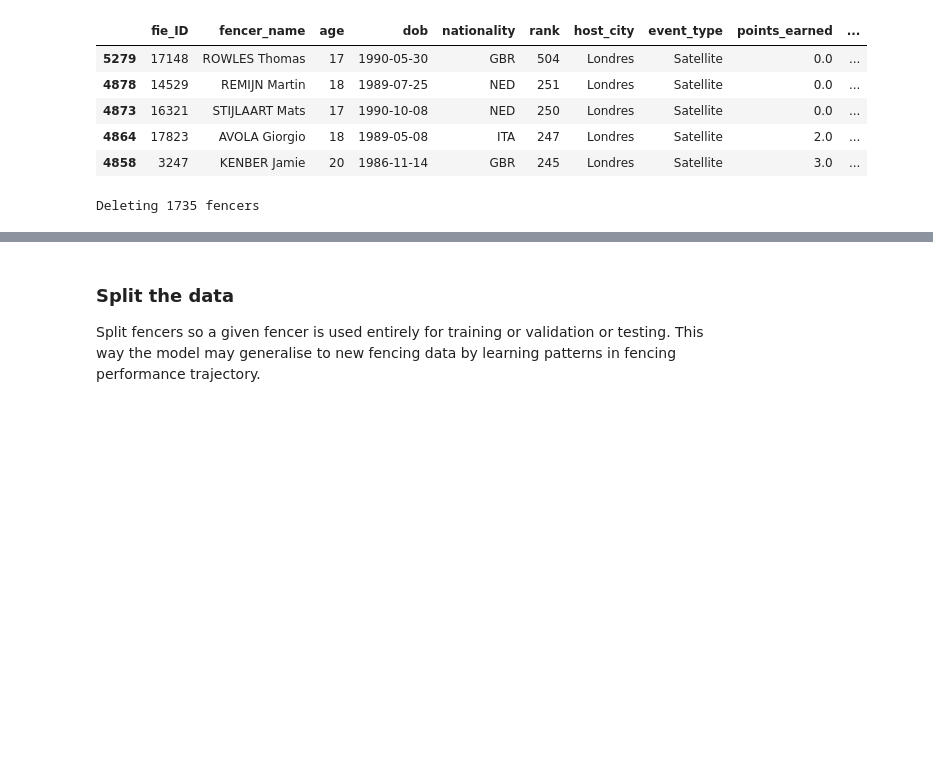
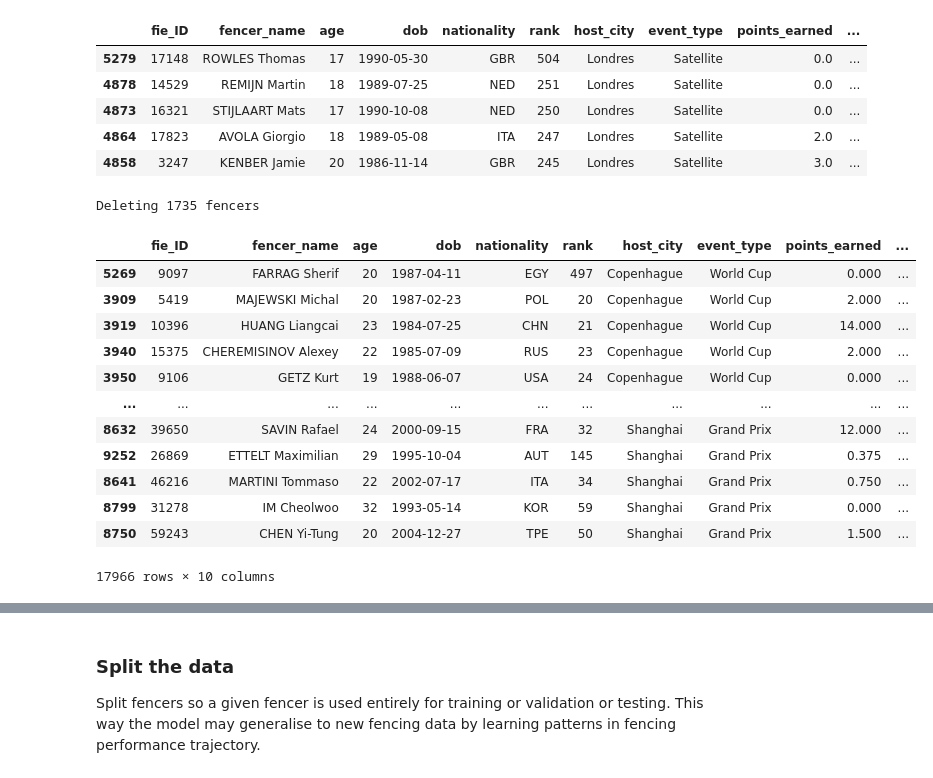
Before and after one commit to JoeL-8883/Fencing-Score-Predictor, a Jupyter notebook: predict_LSTM.ipynb, the cells around one changed output, grey strips where cells are left out. Cells and saved outputs as stored; diff of their text form; code cells hidden in the pictures; blank space fills up the shorter version.

```diff
--- a/predict_LSTM.ipynb
+++ b/predict_LSTM.ipynb
@@ -41,5 +48,21 @@ print(f'Deleting {len(fencers_to_delete)} fencers')
 df = df[~df['fencer_name'].isin(fencers_to_delete)]
 # %% [output]
 Deleting 1735 fencers
+# %%
+df.sort_values(by='date')
+# %% [output]
+|  | fie_ID | fencer_name | age | dob | nationality | rank | host_city | event_type | points_earned | ... |
+| 5269 | 9097 | FARRAG Sherif | 20 | 1987-04-11 | EGY | 497 | Copenhague | World Cup | 0.000 | ... |
+| 3909 | 5419 | MAJEWSKI Michal | 20 | 1987-02-23 | POL | 20 | Copenhague | World Cup | 2.000 | ... |
+| 3919 | 10396 | HUANG Liangcai | 23 | 1984-07-25 | CHN | 21 | Copenhague | World Cup | 14.000 | ... |
+| 3940 | 15375 | CHEREMISINOV Alexey | 22 | 1985-07-09 | RUS | 23 | Copenhague | World Cup | 2.000 | ... |
+| 3950 | 9106 | GETZ Kurt | 19 | 1988-06-07 | USA | 24 | Copenhague | World Cup | 0.000 | ... |
+| ... | ... | ... | ... | ... | ... | ... | ... | ... | ... | ... |
+| 8632 | 39650 | SAVIN Rafael | 24 | 2000-09-15 | FRA | 32 | Shanghai | Grand Prix | 12.000 | ... |
+| 9252 | 26869 | ETTELT Maximilian | 29 | 1995-10-04 | AUT | 145 | Shanghai | Grand Prix | 0.375 | ... |
+| 8641 | 46216 | MARTINI Tommaso | 22 | 2002-07-17 | ITA | 34 | Shanghai | Grand Prix | 0.750 | ... |
+| 8799 | 31278 | IM Cheolwoo | 32 | 1993-05-14 | KOR | 59 | Shanghai | Grand Prix | 0.000 | ... |
+| 8750 | 59243 | CHEN Yi-Tung | 20 | 2004-12-27 | TPE | 50 | Shanghai | Grand Prix | 1.500 | ... |
+17966 rows × 10 columns
 # %%
 '''Compute rolling averages of points earned'''
```
Also changed, not shown: parts of 12 cells of this notebook.
